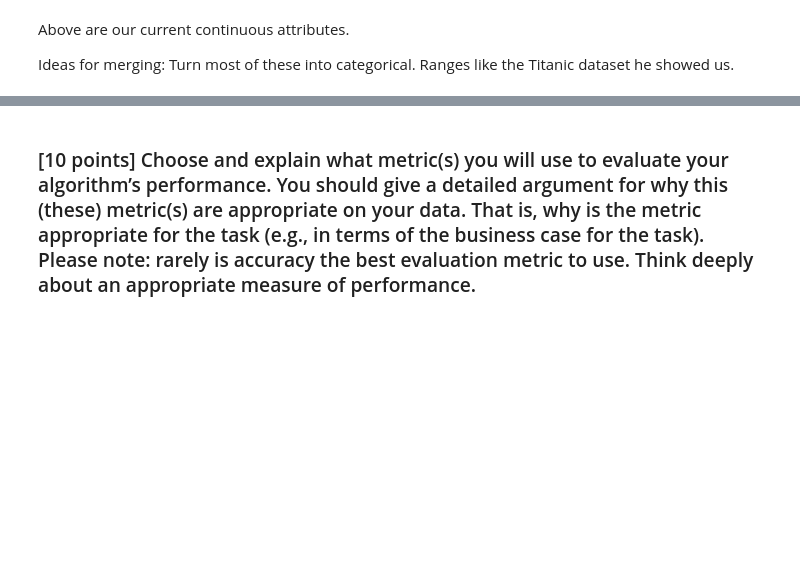
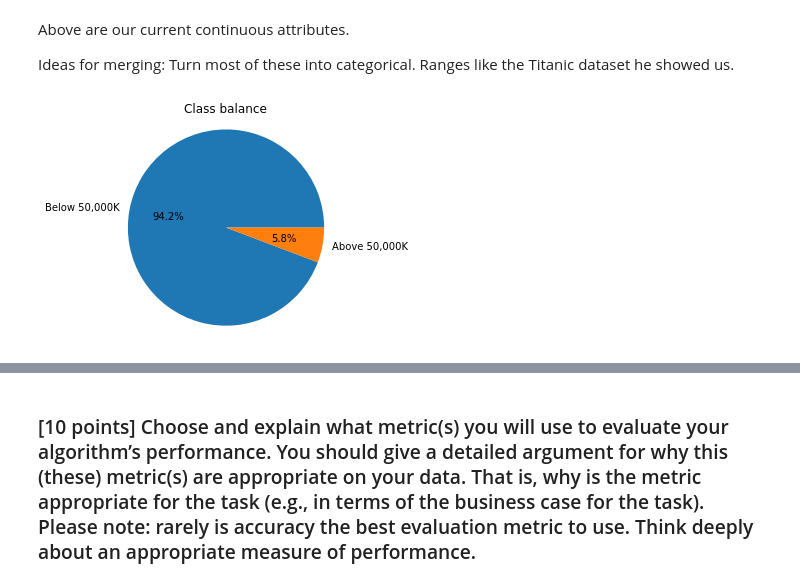
Before and after one commit to LukeWood/Tensorflow-Wide-and-Deep, a Jupyter notebook: Lab7-justin.ipynb, the cells around one changed output, grey strips where cells are left out. Cells and saved outputs as stored; diff of their text form; code cells hidden in the pictures; blank space fills up the shorter version.

```diff
--- a/Lab7-justin.ipynb
+++ b/Lab7-justin.ipynb
@@ -154,3 +154,15 @@ Above are our current continuous attributes.
 
 Ideas for merging:
 Turn most of these into categorical. Ranges like the Titanic dataset he showed us.
+# %%
+#TODO: show plot of class imbalance here
+
+labels = ['Below 50,000K', 'Above 50,000K']
+sizes = np.bincount(df_train['income'].values)
+
+plt.pie(sizes, labels=labels, autopct='%1.1f%%')
+plt.axis('equal')
+plt.title('Class balance')
+plt.show()
+# %% [output]
+[figure, added]
```
Also changed, not shown: parts of 5 cells of this notebook.
